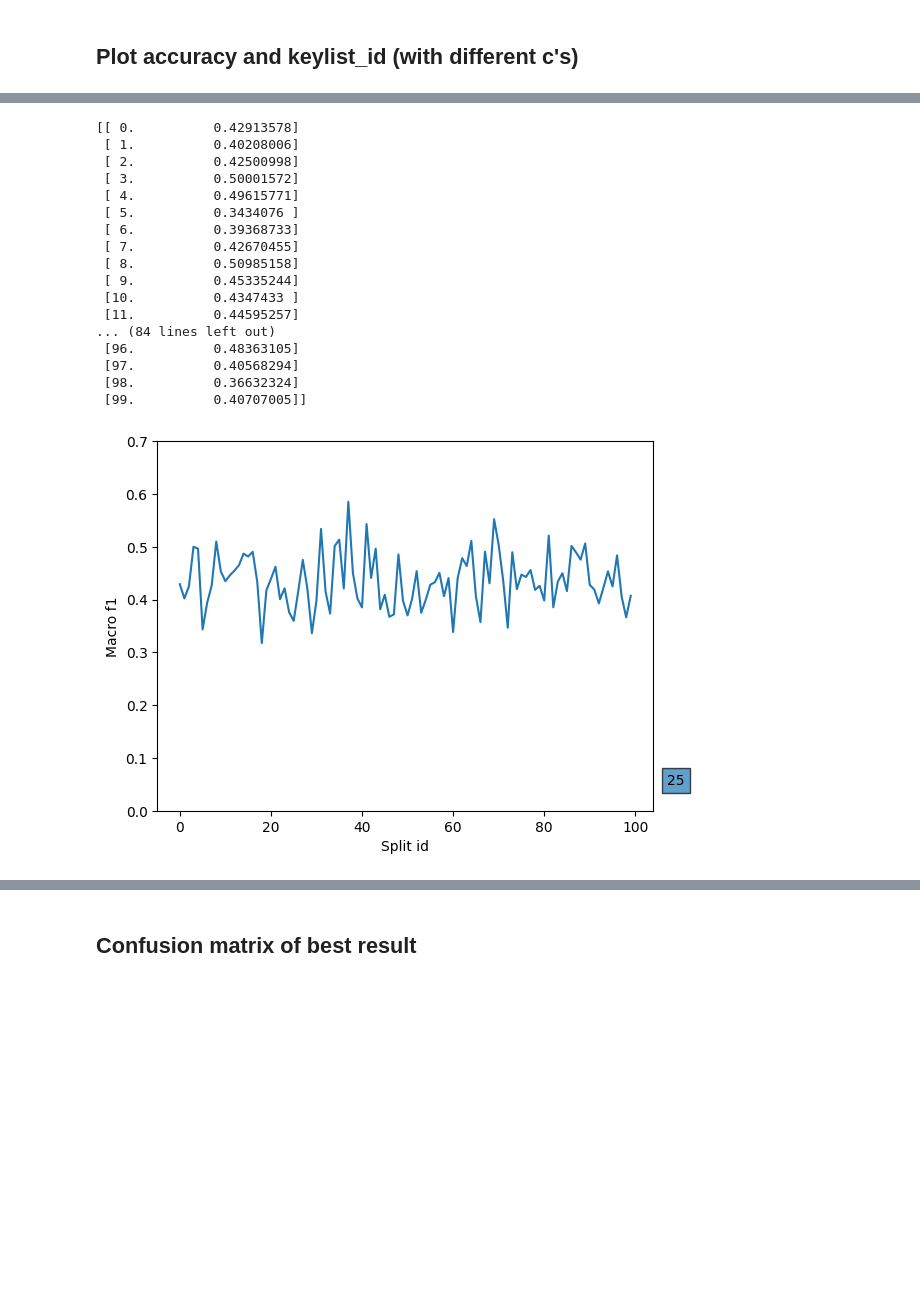
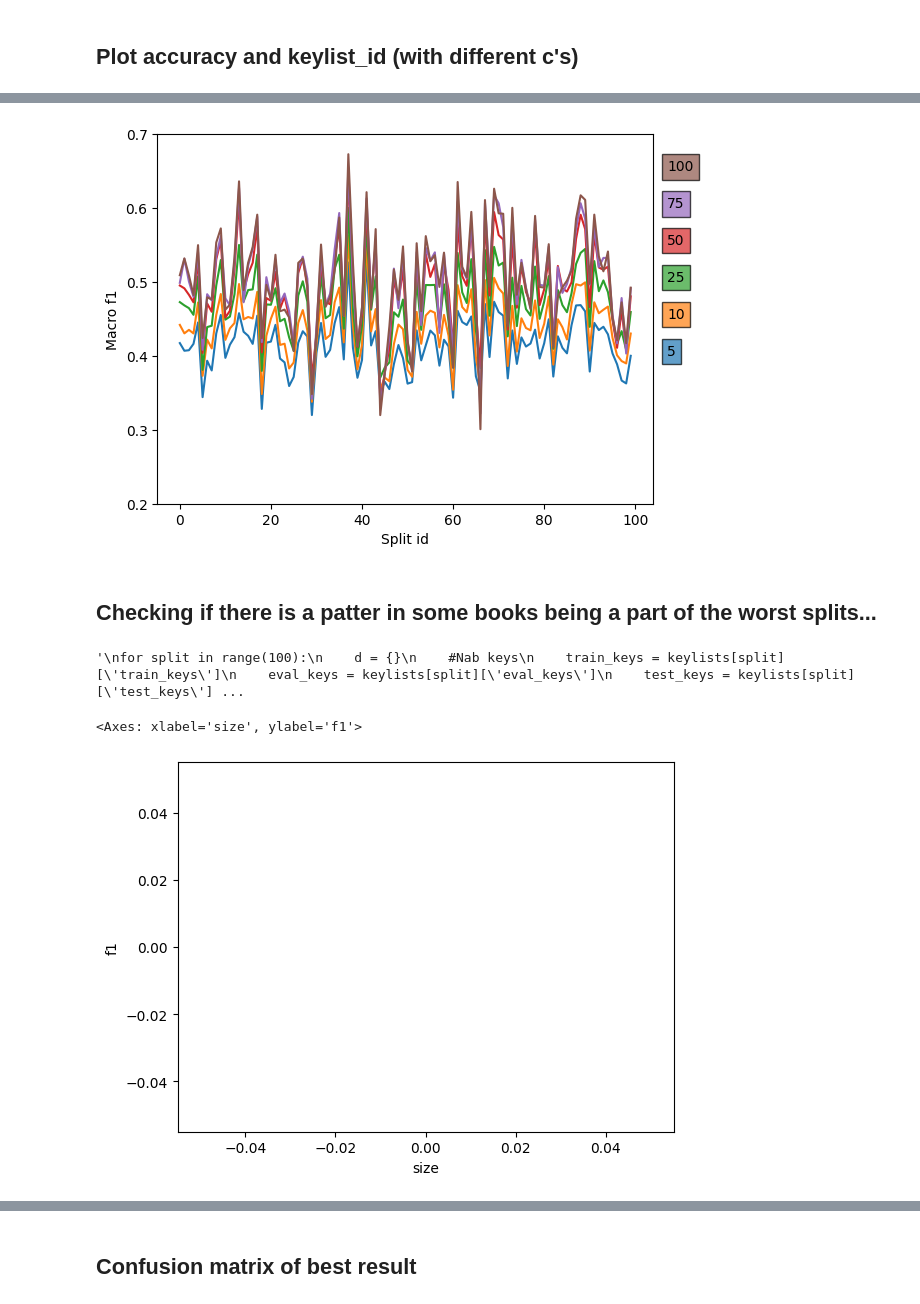
Before and after one commit to TurkuNLP/TCBC_feature_analysis, a Jupyter notebook: StudyTestResults_covoc.ipynb, the cells around one changed output, grey strips where cells are left out. Cells and saved outputs as stored; diff of their text form; code cells hidden in the pictures; blank space fills up the shorter version.

```diff
--- a/StudyTestResults_covoc.ipynb
+++ b/StudyTestResults_covoc.ipynb
@@ -226,21 +210,55 @@ getLineplotKeylistsSorted(param_df_ovo_hpfv, 25)
 # %%
-getLineplotKeylistsSorted(param_df_ovr_hpfv, 25)
+getLineplotKeylistsSorted(param_df_ovo_text)
 # %% [output]
-[[ 0.          0.42913578]
- [ 1.          0.40208006]
- [ 2.          0.42500998]
- [ 3.          0.50001572]
- [ 4.          0.49615771]
- [ 5.          0.3434076 ]
- [ 6.          0.39368733]
- [ 7.          0.42670455]
- [ 8.          0.50985158]
- [ 9.          0.45335244]
- [10.          0.4347433 ]
- [11.          0.44595257]
-... (84 lines left out)
- [96.          0.48363105]
- [97.          0.40568294]
- [98.          0.36632324]
- [99.          0.40707005]]
-[figure, old version]
+[figure, new version]
+# %% [markdown]
+## Checking if there is a patter in some books being a part of the worst splits...
+# %%
+#Creating keylist metadata...
+from datasets import Dataset
+
+split_sizes = []
+
+keylists = []
+with open("Keylists.jsonl", 'r') as f:
+    for line in f:
+        keylists.append(json.loads(line))
+"""
+for split in range(100):
+    d = {}
+    #Nab keys
+    train_keys = keylists[split]['train_keys']
+    eval_keys = keylists[split]['eval_keys']
+    test_keys = keylists[split]['test_keys']
+    #Load base dataset. Use 100 cause, well, that's what we decided :)
+    base_dataset = Dataset.load_from_disk("TCBC_datasets/sniplen100")
+    #Training dataset
+    train_ds = base_dataset.filter(lambda x: x['book_id'] in train_keys)
+    d['train_size'] = len(train_ds['book_id'])
+    #Evaluation dataset
+    eval_ds = base_dataset.filter(lambda x: x['book_id'] in eval_keys)
+    d['eval_size'] = len(eval_ds['book_id'])
+    #Test dataset
+    test_ds = base_dataset.filter(lambda x: x['book_id'] in test_keys)
+    d['test_size'] = len(test_ds['book_id'])
+    split_sizes.append(d)
+
+
+with open("KeylistSizes.jsonl", 'w') as f:
+    f.write('\n'.join(map(json.dumps, split_sizes)))
+"""
+# %% [output]
+'\nfor split in range(100):\n    d = {}\n    #Nab keys\n    train_keys = keylists[split][\'train_keys\']\n    eval_keys = keylists[split][\'eval_keys\']\n    test_keys = keylists[split][\'test_keys\'] ...
+# %%
+from pprint import pprint
+
+f1s = param_df_ovo_text[param_df_ovo_text['sniplen'] == 100]['f1'].to_numpy()
+train_sizes = [x['train_size'] for x in split_sizes]
+
+pl = pd.DataFrame(data=[f1s, train_sizes]).transpose().sort_values(1)
+pl.columns = ['f1', 'size']
+
+sns.lineplot(pl, x=pl['size'], y=pl['f1'])
+# %% [output]
+<Axes: xlabel='size', ylabel='f1'>
+[figure, added]
```
Also changed, not shown: parts of 40 cells of this notebook, 7 other files.
